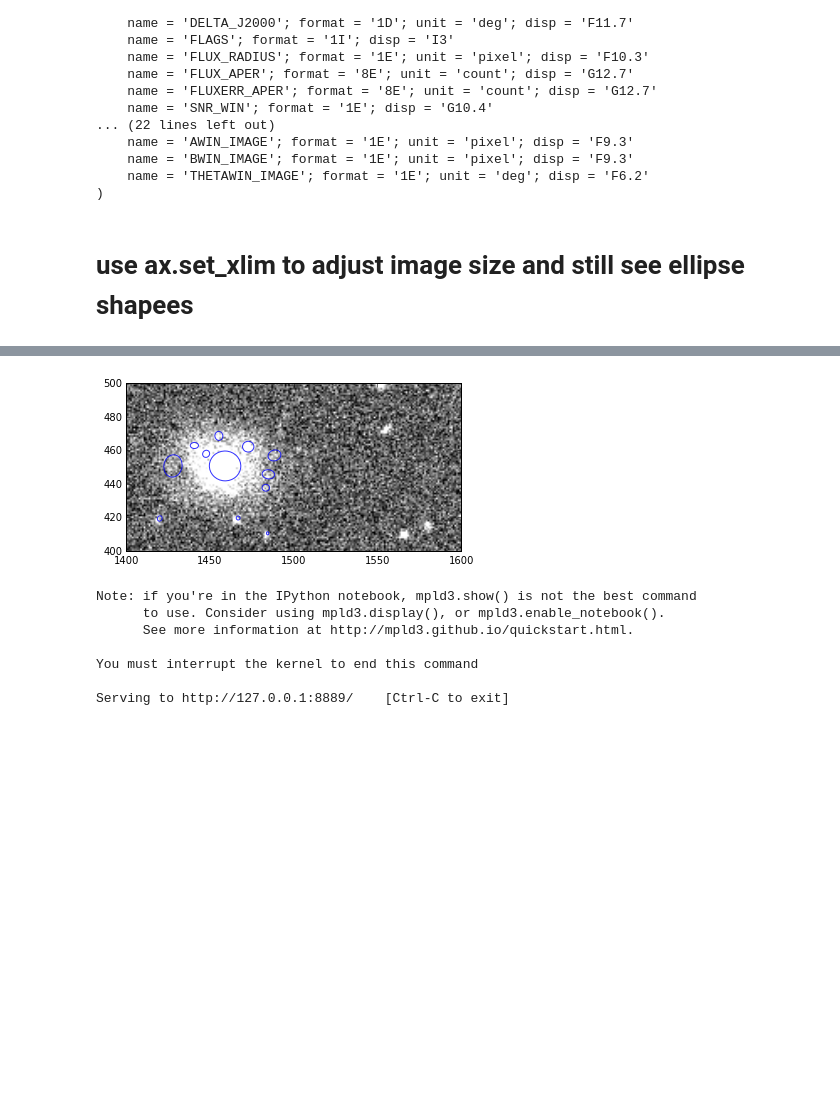
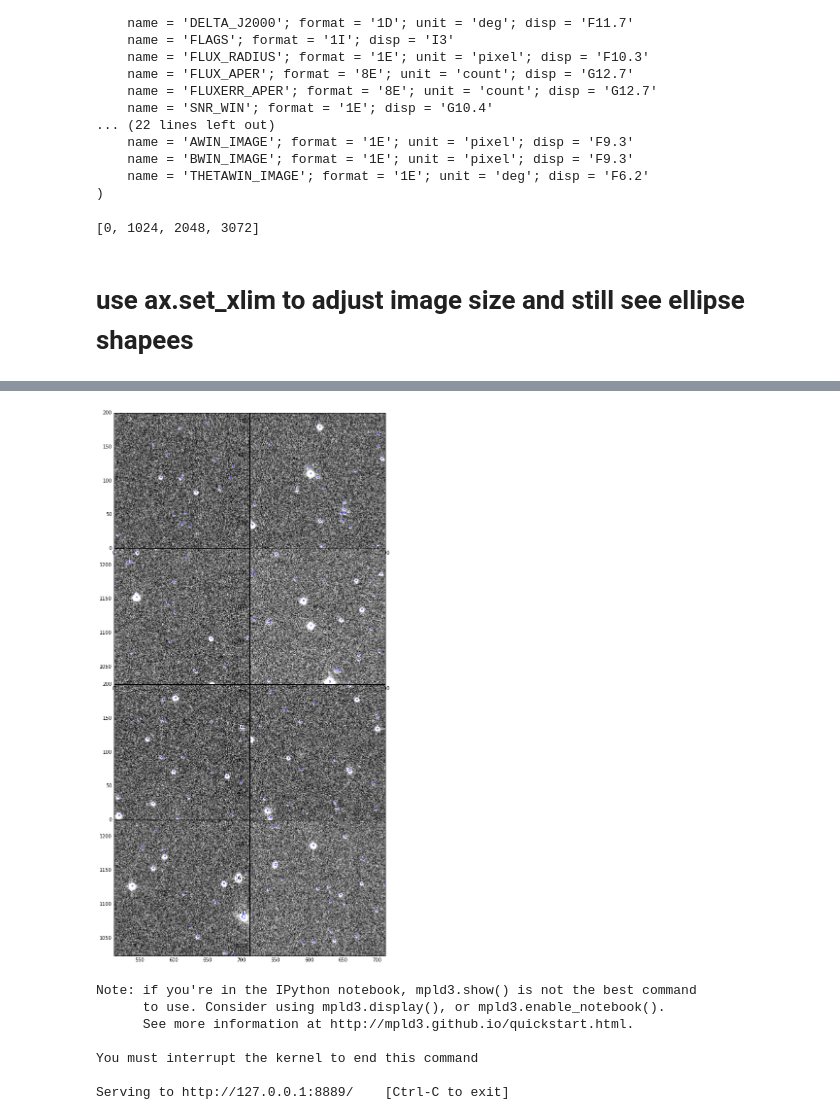
Before and after one commit to gaztanaga/legacypipe, a Jupyter notebook: py/legacypipe/plot_se_pfex_tractor.ipynb, the cells around one changed output, grey strips where cells are left out. Cells and saved outputs as stored; diff of their text form; code cells hidden in the pictures; blank space fills up the shorter version.

Commit message:
overplotting SExtractor objects on postage stamps of image is now fully working

```diff
--- a/py/legacypipe/plot_se_pfex_tractor.ipynb
+++ b/py/legacypipe/plot_se_pfex_tractor.ipynb
@@ -76,34 +74,50 @@ plt.Circle?
+# %%
+range(0,img.shape[0],1024)
+# %% [output]
+[0, 1024, 2048, 3072]
 # %% [markdown]
 # use ax.set_xlim to adjust image size and still see ellipse shapees
 # %%
-xlim=(1400,1600)
-ylim=[400,500]
+def plot_se(imgfn,sefn):
+    #image
+    tmp=fits.open(imgfn)
+    img=tmp[0].data
+    p2, p98 = np.percentile(img, (2, 98))
+    img_rescale = exposure.rescale_intensity(img, in_range=(p2, p98))
+    #se catalogue
+    a=fits.open(sefn)
+    a2=a[2].data
+    cols= a[2].columns
+    #plot
+#     xmin_arr=range(0,img.shape[0],1024)
+#     ymin_arr=range(0,img.shape[1],1024)
+    fig,axes=plt.subplots(4,2)
+    plt.subplots_adjust(hspace=0, wspace=0)
+    fig.set_size_inches(10.,20.)
+    ax=axes.flatten()
+    for cnt,xmin,ymin in zip(range(8),\
+                [0,0,0,0,512,512,512,512],\
+                [0,512,1024,1536,0,512,1024,1536]): #xmin_arr,ymin_arr):
+        xlim,ylim= [xmin,xmin+200],[ymin,ymin+200]
+        ax[cnt].set_xlim(xlim) #CRITICAL for ellipses to appear
+        ax[cnt].set_ylim(ylim)
+        ax[cnt].imshow(img_rescale, cmap=plt.get_cmap('gray'),origin='lower')
+        print "cnt= ",cnt,"xlim= ",xlim,"ylim= ",ylim
+        x_index=np.logical_and(a2['XWIN_IMAGE'] > xlim[0],a2['XWIN_IMAGE'] < xlim[1])
+        y_index=np.logical_and(a2['YWIN_IMAGE'] > ylim[0],a2['YWIN_IMAGE'] < ylim[1])
+        xy=np.logical_and(x_index,y_index)
+        for i in range(len(a2['X_IMAGE'][xy])):
+            ellip= Ellipse(xy= (a2['X_IMAGE'][xy][i],a2['Y_IMAGE'][xy][i]),\
+                                       width=2*a2['AWIN_IMAGE'][xy][i], \
+                                       height=2*a2['BWIN_IMAGE'][xy][i],\
+                                       angle=a2['THETAWIN_IMAGE'][xy][i])
+            ax[cnt].add_artist(ellip)
+            ellip.set_alpha(0.8)
+            ellip.set_facecolor('none')
+            ellip.set_edgecolor('b')
+    plt.savefig('SExtractor_objects.png',dpi=150)
 
-tmp=fits.open('../../../se_psfex/PTF_201101245111_i_p_scie_t121602_u009806956_f02_p002845_c10.fits')
-img=tmp[0].data
-p2, p98 = np.percentile(img, (2, 98))
-img_rescale = exposure.rescale_intensity(img, in_range=(p2, p98))
-fig,ax=plt.subplots()
-ax.imshow(img_rescale, cmap=plt.get_cmap('gray'),origin='lower') #,extent=[1000,2000,0,1000]) #,origin='lower')
-ax.set_xlim(xlim)
-ax.set_ylim(ylim)
-###
-cx,cy=1461,449
-x_index=np.logical_and(a2['XWIN_IMAGE'] > cx-50,a2['XWIN_IMAGE'] < cx+50)
-y_index=np.logical_and(a2['YWIN_IMAGE'] > cy-50,a2['YWIN_IMAGE'] < cy+50)
-xy=np.logical_and(x_index,y_index)
-print 'found %d shapes' % len(a2['X_IMAGE'][xy])
-for i in range(len(a2['X_IMAGE'][xy])):
-    ellip= Ellipse(xy= (a2['X_IMAGE'][xy][i],a2['Y_IMAGE'][xy][i]),\
-                               width=2*a2['AWIN_IMAGE'][xy][i], \
-                               height=2*a2['BWIN_IMAGE'][xy][i],\
-                               angle=a2['THETAWIN_IMAGE'][xy][i])
-    ax.add_artist(ellip)
-    ellip.set_alpha(0.8)
-    ellip.set_facecolor('none')
-    ellip.set_edgecolor('b')
-# c= Circle([1461,449],radius=100)
-# ax.add_artist(c)
-# c.set_alpha(0.1)
-fig.set_size_inches(6.,12.)
+imgfn='../../../se_psfex/PTF_201101245111_i_p_scie_t121602_u009806956_f02_p002845_c10.fits'
+sefn='../../../se_psfex/se_cat3.fits'
+plot_se(imgfn,sefn)
 # %% [output]
@@ -111,4 +132,4 @@ found 12 shapes
-[figure, old version]
+[figure, new version]
 # %%
 def plot_full_se(imgfn,se_cat_fn,):
     #se catalogue
```
Also changed, not shown: parts of 2 cells of this notebook.
